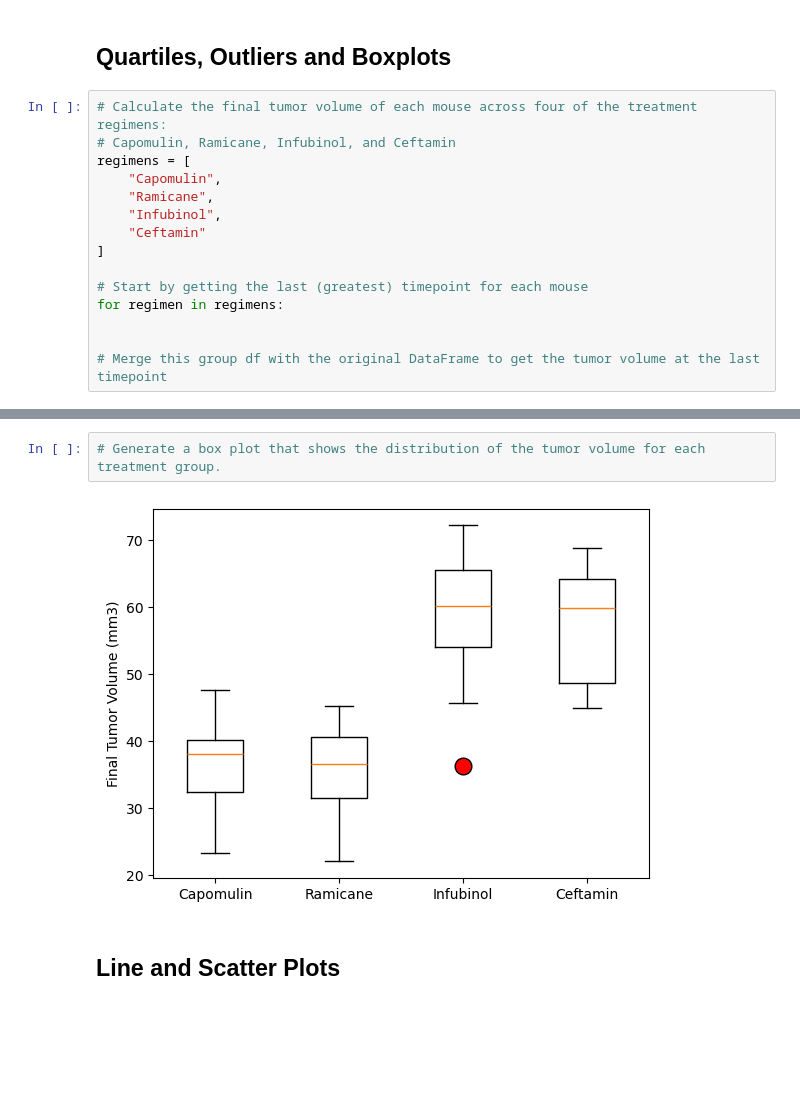
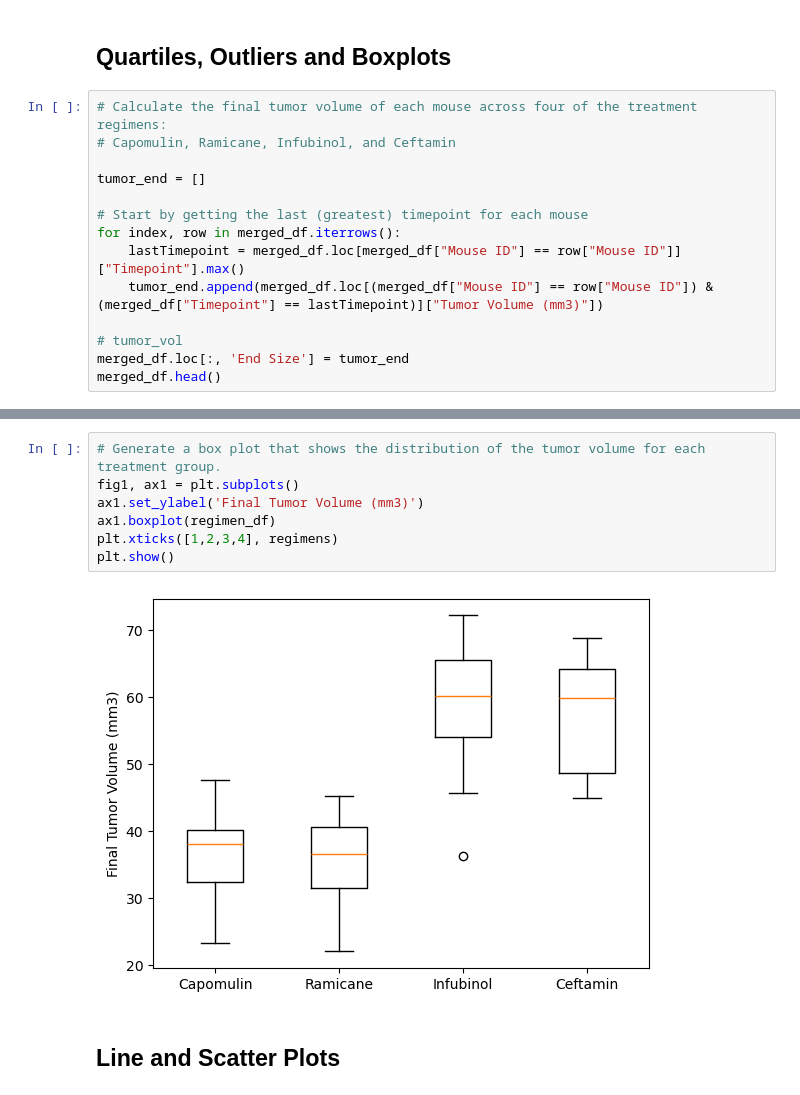
Before and after one commit to willplais/matplot-challenge, a Jupyter notebook: Pymaceuticals/pymaceuticals.ipynb, the cells around one changed output, grey strips where cells are left out. Drawn from its saved outputs; the diff is of its cells as text; blank space fills up the shorter version.

```diff
--- a/Pymaceuticals/pymaceuticals.ipynb
+++ b/Pymaceuticals/pymaceuticals.ipynb
@@ -257,15 +260,14 @@ plt.show()
 # %%
 # Calculate the final tumor volume of each mouse across four of the treatment regimens:
 # Capomulin, Ramicane, Infubinol, and Ceftamin
-regimens = [
-    "Capomulin",
-    "Ramicane",
-    "Infubinol",
-    "Ceftamin"
-]
+
+tumor_end = []
 
 # Start by getting the last (greatest) timepoint for each mouse
-for regimen in regimens:
+for index, row in merged_df.iterrows():
+    lastTimepoint = merged_df.loc[merged_df["Mouse ID"] == row["Mouse ID"]]["Timepoint"].max()
+    tumor_end.append(merged_df.loc[(merged_df["Mouse ID"] == row["Mouse ID"]) & (merged_df["Timepoint"] == lastTimepoint)]["Tumor Volume (mm3)"])
 
-
-# Merge this group df with the original DataFrame to get the tumor volume at the last timepoint
+# tumor_vol
+merged_df.loc[:, 'End Size'] = tumor_end
+merged_df.head()
@@ -295,7 +346,12 @@ Ceftamin's potential outliers: Series([], Name: Tumor Volume (mm3), dtype: float
 # %%
 # Generate a box plot that shows the distribution of the tumor volume for each treatment group.
+fig1, ax1 = plt.subplots()
+ax1.set_ylabel('Final Tumor Volume (mm3)')
+ax1.boxplot(regimen_df)
+plt.xticks([1,2,3,4], regimens)
+plt.show()
 # %% [output]
-[figure, old version]
+[figure, new version]
 # %% [markdown]
 ## Line and Scatter Plots
 # %%
```
Also changed, not shown: parts of 14 cells of this notebook.
